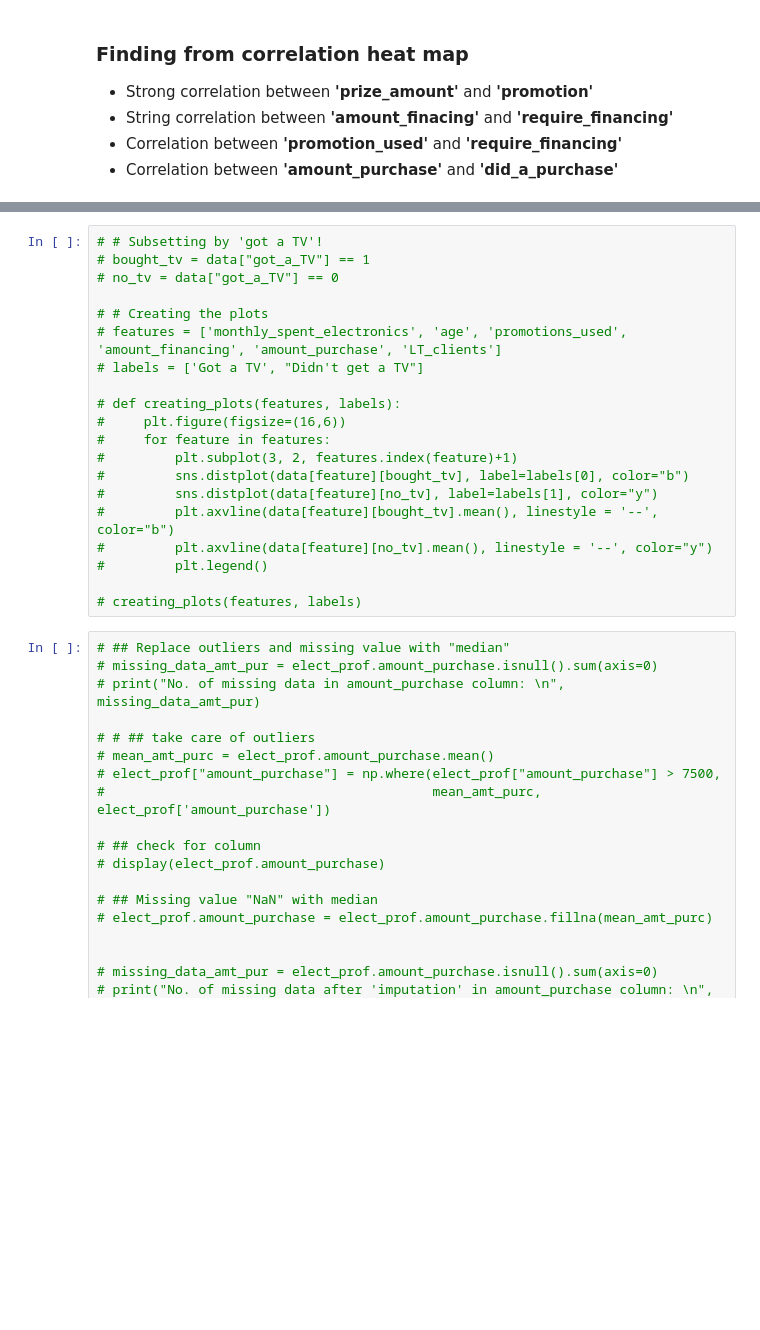
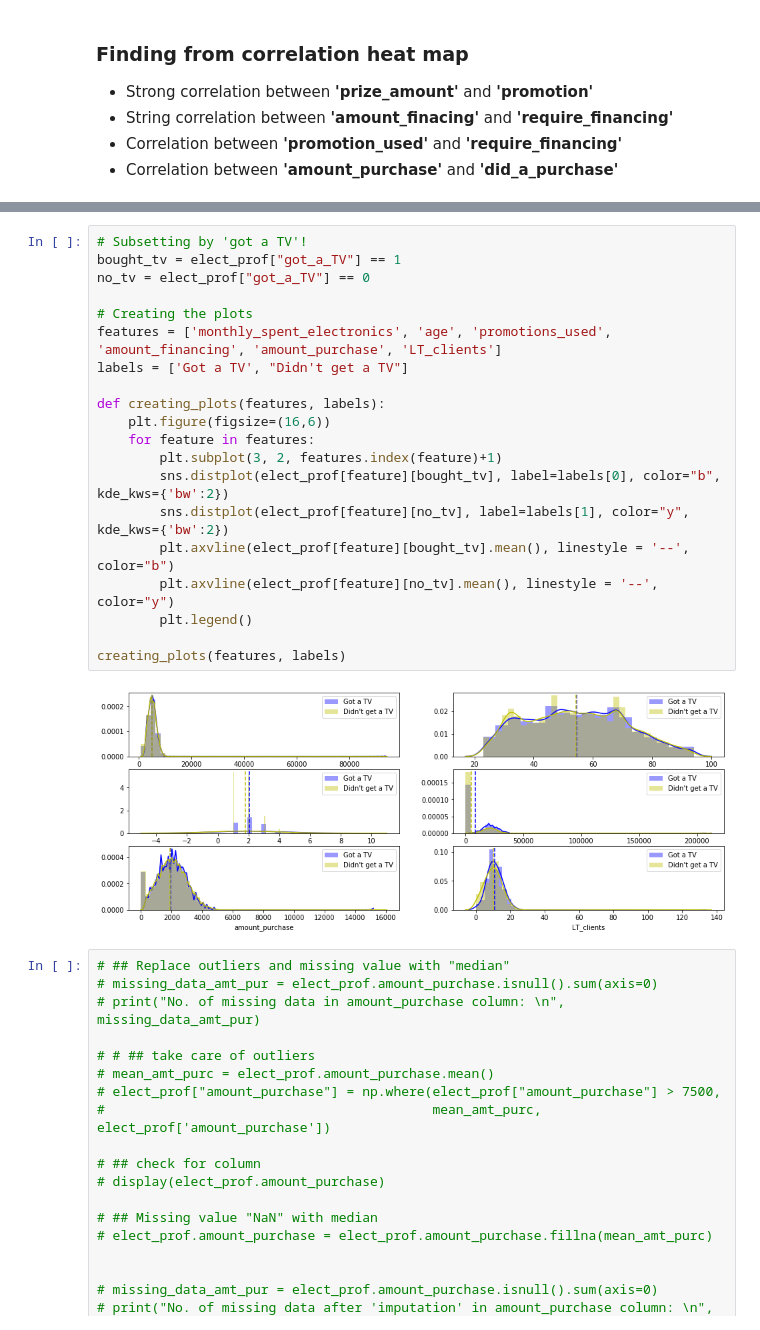
Before and after one commit to robinyUArizona/Pentatonic-Inc., a Jupyter notebook: EDA-PentatonicTV.ipynb, the cells around one changed output, grey strips where cells are left out. Drawn from its saved outputs; the diff is of its cells as text; blank space fills up the shorter version.

```diff
--- a/EDA-PentatonicTV.ipynb
+++ b/EDA-PentatonicTV.ipynb
@@ -903,23 +906,25 @@ display(sns.heatmap(corr_matrix, annot = True, cmap= 'coolwarm'))
 # %%
-# # Subsetting by 'got a TV'!
-# bought_tv = data["got_a_TV"] == 1
-# no_tv = data["got_a_TV"] == 0
+# Subsetting by 'got a TV'!
+bought_tv = elect_prof["got_a_TV"] == 1
+no_tv = elect_prof["got_a_TV"] == 0
 
-# # Creating the plots
-# features = ['monthly_spent_electronics', 'age', 'promotions_used', 'amount_financing', 'amount_purchase', 'LT_clients']
-# labels = ['Got a TV', "Didn't get a TV"]
+# Creating the plots
+features = ['monthly_spent_electronics', 'age', 'promotions_used', 'amount_financing', 'amount_purchase', 'LT_clients']
+labels = ['Got a TV', "Didn't get a TV"]
 
-# def creating_plots(features, labels):
-#     plt.figure(figsize=(16,6))
-#     for feature in features:
-#         plt.subplot(3, 2, features.index(feature)+1)
-#         sns.distplot(data[feature][bought_tv], label=labels[0], color="b")
-#         sns.distplot(data[feature][no_tv], label=labels[1], color="y")
-#         plt.axvline(data[feature][bought_tv].mean(), linestyle = '--', color="b")
-#         plt.axvline(data[feature][no_tv].mean(), linestyle = '--', color="y")
-#         plt.legend()
+def creating_plots(features, labels):
+    plt.figure(figsize=(16,6))
+    for feature in features:
+        plt.subplot(3, 2, features.index(feature)+1)
+        sns.distplot(elect_prof[feature][bought_tv], label=labels[0], color="b", kde_kws={'bw':2})
+        sns.distplot(elect_prof[feature][no_tv], label=labels[1], color="y", kde_kws={'bw':2})
+        plt.axvline(elect_prof[feature][bought_tv].mean(), linestyle = '--', color="b")
+        plt.axvline(elect_prof[feature][no_tv].mean(), linestyle = '--', color="y")
+        plt.legend()
 
-# creating_plots(features, labels)
+creating_plots(features, labels)
+# %% [output]
+[figure, added]
 # %%
 # ## Replace outliers and missing value with "median"
 # missing_data_amt_pur = elect_prof.amount_purchase.isnull().sum(axis=0)
```
Also changed, not shown: parts of 3 cells of this notebook.
